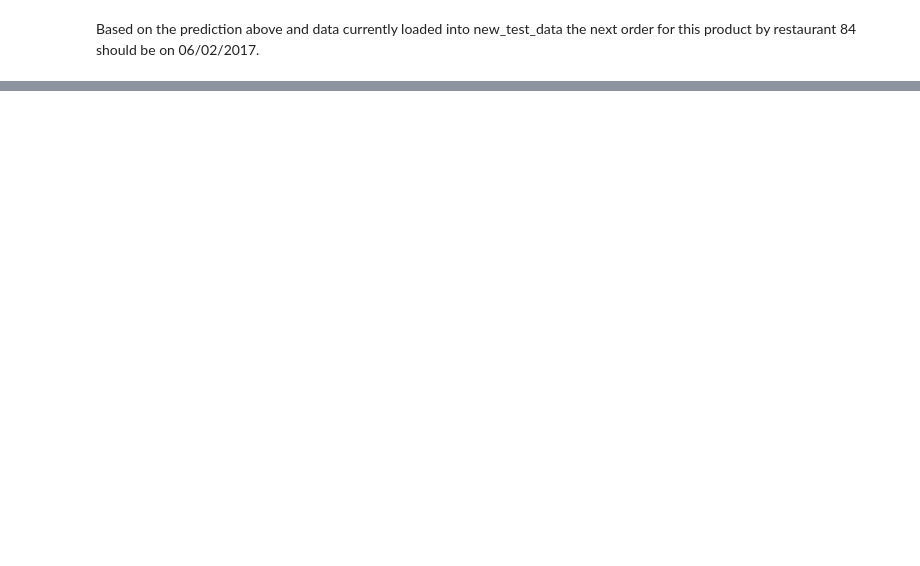
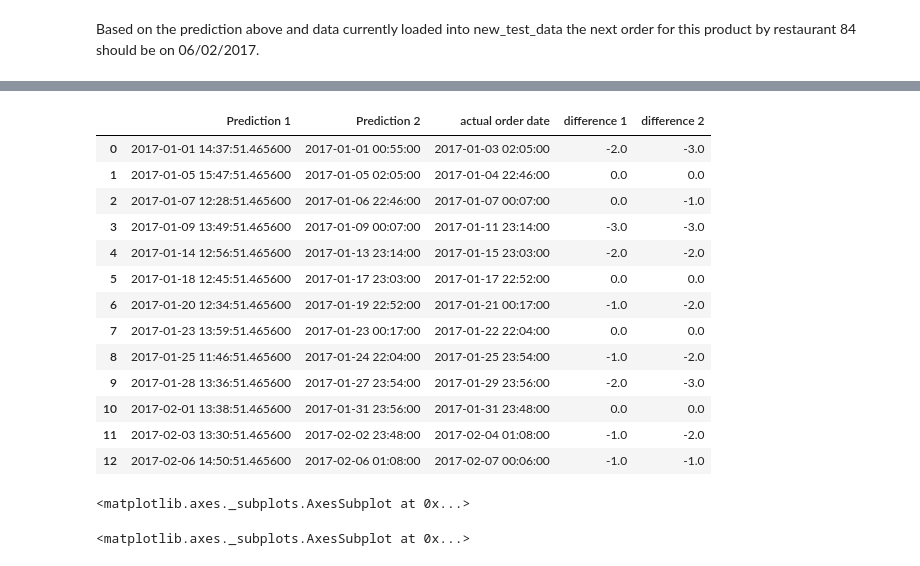
Before and after one commit to lukej91/data_test, a Jupyter notebook: Data_analysis_test.ipynb, the cells around one changed output, grey strips where cells are left out. Saved outputs shown, nothing was run; the diff lists cells and outputs as text; code cells hidden in the pictures; blank space fills up the shorter version.

```diff
--- a/Data_analysis_test.ipynb
+++ b/Data_analysis_test.ipynb
@@ -345,0 +518,3 @@ other_data.tail()
+# %%
+actual_next_order = find_next_order_date(all_data,most_recent,84,38)
+display(actual_next_order)
@@ -345,0 +554,38 @@ other_data.tail()
+# %%
+def predict_test (start_date,train,data, restaurant, product = 38):
+
+    """
+    Function which outputs a table showing order date predictions against the actual
+    order date, to be used to see if the prediction models are accurate.
+
+    """
+
+    columns = ['Prediction 1','Prediction 2','actual order date','difference 1','difference 2']
+    testlist = pd.DataFrame(columns=columns)
+    index = 0
+
+    while type(start_date) == pd.tslib.Timestamp :
+        p1 = dto_mean_predict(train,restaurant,product, last_order = start_date)
+        p2 = dto_median_predict(train,restaurant,product, last_order = start_date)
+        actual_next_order = find_next_order_date(data,start_date,restaurant,product)
+
+        if type(actual_next_order) == pd.tslib.Timestamp:
+            difference1 = (p1 - actual_next_order).days
+            difference2 = (p2 - actual_next_order).days
+            frame_data = {
+            'Prediction 1':p1,
+            'Prediction 2':p2,
+            'actual order date':actual_next_order,
+            'difference 1':difference1,
+            'difference 2':difference2
+            }
+            tempframe = pd.DataFrame(data=frame_data, columns = columns, index=[index])
+            testlist = testlist.append(tempframe)
+            index +=1
+
+        start_date = actual_next_order
+
+    return testlist
+# %%
+most_recent = train["Time Stamp"][(train["Next Order Date"].isnull())&(train["Product"]==38) & (train["Restaurant"] == 84)].all()
+display(most_recent)
@@ -345,0 +594,30 @@ other_data.tail()
+# %%
+prediction = predict_test(most_recent,train,all_data,84,38)
+display(prediction)
+# %% [output]
+|  | Prediction 1 | Prediction 2 | actual order date | difference 1 | difference 2 |
+| 0 | 2017-01-01 14:37:51.465600 | 2017-01-01 00:55:00 | 2017-01-03 02:05:00 | -2.0 | -3.0 |
+| 1 | 2017-01-05 15:47:51.465600 | 2017-01-05 02:05:00 | 2017-01-04 22:46:00 | 0.0 | 0.0 |
+| 2 | 2017-01-07 12:28:51.465600 | 2017-01-06 22:46:00 | 2017-01-07 00:07:00 | 0.0 | -1.0 |
+| 3 | 2017-01-09 13:49:51.465600 | 2017-01-09 00:07:00 | 2017-01-11 23:14:00 | -3.0 | -3.0 |
+| 4 | 2017-01-14 12:56:51.465600 | 2017-01-13 23:14:00 | 2017-01-15 23:03:00 | -2.0 | -2.0 |
+| 5 | 2017-01-18 12:45:51.465600 | 2017-01-17 23:03:00 | 2017-01-17 22:52:00 | 0.0 | 0.0 |
+| 6 | 2017-01-20 12:34:51.465600 | 2017-01-19 22:52:00 | 2017-01-21 00:17:00 | -1.0 | -2.0 |
+| 7 | 2017-01-23 13:59:51.465600 | 2017-01-23 00:17:00 | 2017-01-22 22:04:00 | 0.0 | 0.0 |
+| 8 | 2017-01-25 11:46:51.465600 | 2017-01-24 22:04:00 | 2017-01-25 23:54:00 | -1.0 | -2.0 |
+| 9 | 2017-01-28 13:36:51.465600 | 2017-01-27 23:54:00 | 2017-01-29 23:56:00 | -2.0 | -3.0 |
+| 10 | 2017-02-01 13:38:51.465600 | 2017-01-31 23:56:00 | 2017-01-31 23:48:00 | 0.0 | 0.0 |
+| 11 | 2017-02-03 13:30:51.465600 | 2017-02-02 23:48:00 | 2017-02-04 01:08:00 | -1.0 | -2.0 |
+| 12 | 2017-02-06 14:50:51.465600 | 2017-02-06 01:08:00 | 2017-02-07 00:06:00 | -1.0 | -1.0 |
+# %%
+prediction_plot = prediction.plot(x= 'Prediction 1', y= 'difference 1', style=".", label = "prediction 1", color = 'blue')
+prediction.plot(x= 'Prediction 2', y= 'difference 2', style=".", color = 'red', ax=prediction_plot, label = "prediction 2")
+prediction.plot(x= 'actual order date', y= 'difference 1', style=".", color = 'green', ax=prediction_plot, label = "actual")
+# %% [output]
+<matplotlib.axes._subplots.AxesSubplot at 0x...>
+# %%
+pd.DataFrame(data = np.random.rand(50, 4), columns=['a', 'b', 'c', 'd'])
+
+plot_test.plot(kind='scatter', x='a', y='b')
+# %% [output]
+<matplotlib.axes._subplots.AxesSubplot at 0x...>
```
Also changed, not shown: parts of 37 cells of this notebook, 1 other file.
